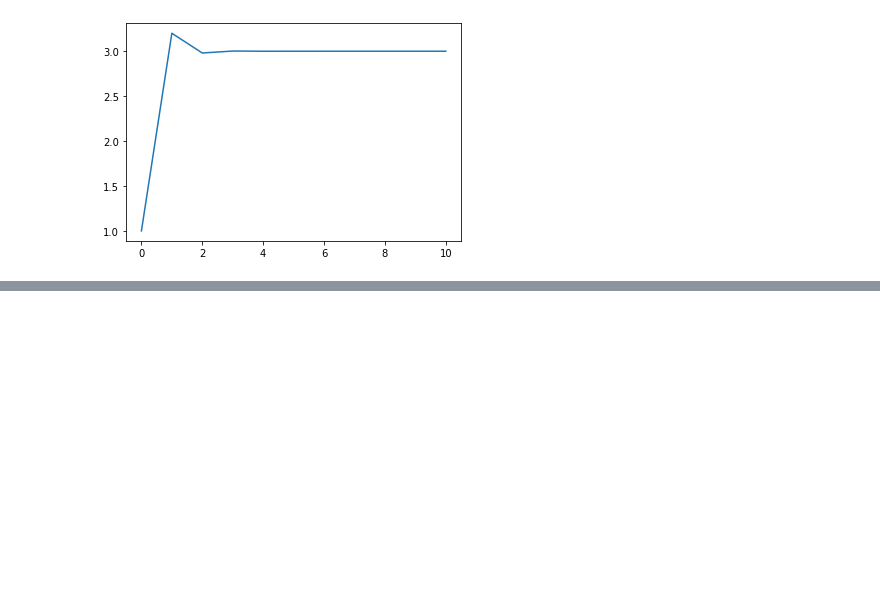
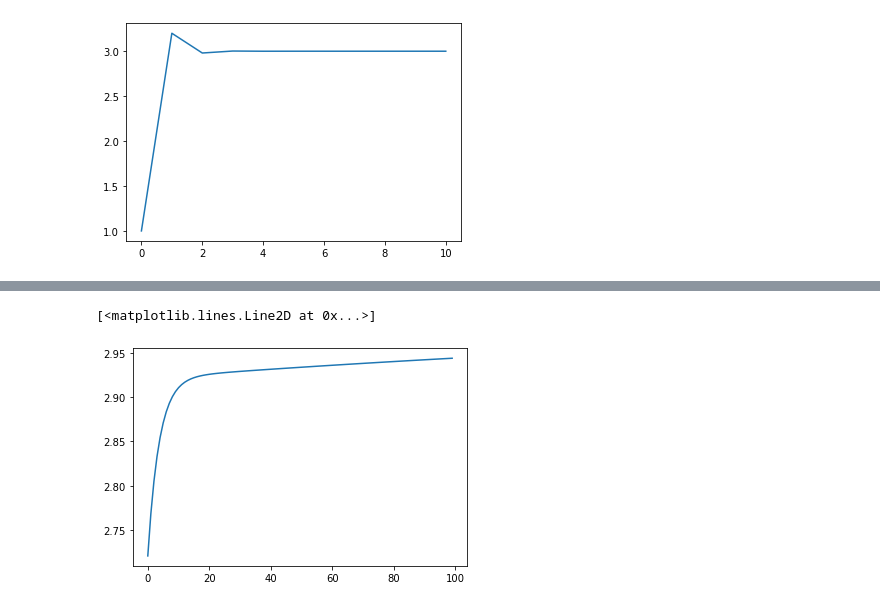
Before and after one commit to katsuya6152/PyTorch_BootCamp, a Jupyter notebook: Machine_learning_theory.ipynb, the cells around one changed output, grey strips where cells are left out. Saved outputs shown, nothing was run; the diff lists cells and outputs as text; code cells hidden in the pictures; blank space fills up the shorter version.

```diff
--- a/Machine_learning_theory.ipynb
+++ b/Machine_learning_theory.ipynb
@@ -152,0 +153,5 @@ plt.plot(loss_list)
+# %%
+plt.plot(w_list)
+# %% [output]
+[<matplotlib.lines.Line2D at 0x...>]
+[figure, added]
```
Also changed, not shown: parts of 1 cell of this notebook.
